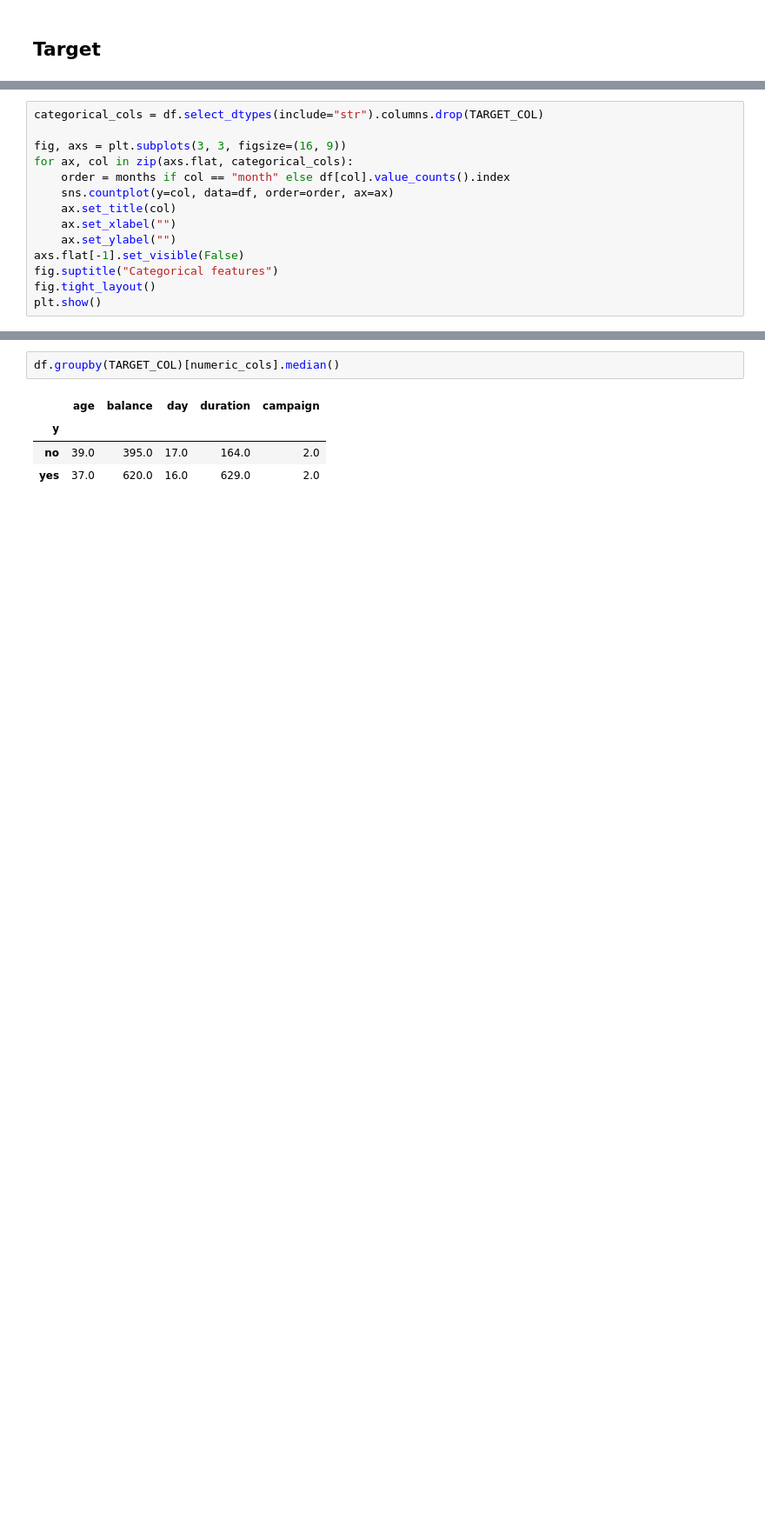
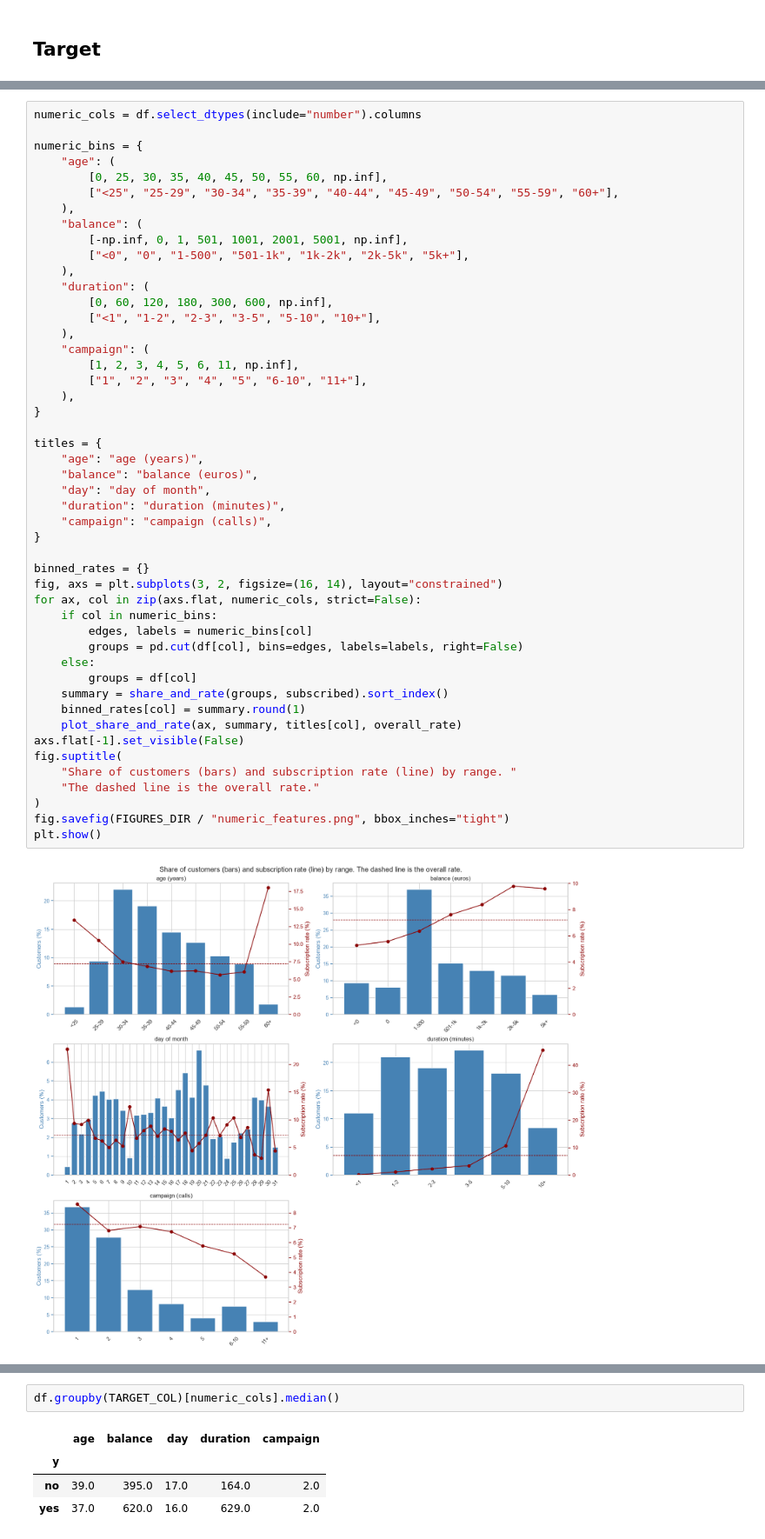
Before and after one commit to roshanbytes/term-deposit-subscription-prediction, a Jupyter notebook: notebooks/exploration/01_eda.ipynb, the cells around one changed output, grey strips where cells are left out. Shown at 87% size. Cells and saved outputs as stored; diff of their text form; blank space fills up the shorter version.

```diff
--- a/notebooks/exploration/01_eda.ipynb
+++ b/notebooks/exploration/01_eda.ipynb
@@ -302,14 +278,0 @@ Name: count, dtype: int64
-# %%
-categorical_cols = df.select_dtypes(include="str").columns.drop(TARGET_COL)
-
-fig, axs = plt.subplots(3, 3, figsize=(16, 9))
-for ax, col in zip(axs.flat, categorical_cols):
-    order = months if col == "month" else df[col].value_counts().index
-    sns.countplot(y=col, data=df, order=order, ax=ax)
-    ax.set_title(col)
-    ax.set_xlabel("")
-    ax.set_ylabel("")
-axs.flat[-1].set_visible(False)
-fig.suptitle("Categorical features")
-fig.tight_layout()
-plt.show()
@@ -347,0 +279,50 @@ plt.show()
+# %%
+numeric_cols = df.select_dtypes(include="number").columns
+
+numeric_bins = {
+    "age": (
+        [0, 25, 30, 35, 40, 45, 50, 55, 60, np.inf],
+        ["<25", "25-29", "30-34", "35-39", "40-44", "45-49", "50-54", "55-59", "60+"],
+    ),
+    "balance": (
+        [-np.inf, 0, 1, 501, 1001, 2001, 5001, np.inf],
+        ["<0", "0", "1-500", "501-1k", "1k-2k", "2k-5k", "5k+"],
+    ),
+    "duration": (
+        [0, 60, 120, 180, 300, 600, np.inf],
+        ["<1", "1-2", "2-3", "3-5", "5-10", "10+"],
+    ),
+    "campaign": (
+        [1, 2, 3, 4, 5, 6, 11, np.inf],
+        ["1", "2", "3", "4", "5", "6-10", "11+"],
+    ),
+}
+
+titles = {
+    "age": "age (years)",
+    "balance": "balance (euros)",
+    "day": "day of month",
+    "duration": "duration (minutes)",
+    "campaign": "campaign (calls)",
+}
+
+binned_rates = {}
+fig, axs = plt.subplots(3, 2, figsize=(16, 14), layout="constrained")
+for ax, col in zip(axs.flat, numeric_cols, strict=False):
+    if col in numeric_bins:
+        edges, labels = numeric_bins[col]
+        groups = pd.cut(df[col], bins=edges, labels=labels, right=False)
+    else:
+        groups = df[col]
+    summary = share_and_rate(groups, subscribed).sort_index()
+    binned_rates[col] = summary.round(1)
+    plot_share_and_rate(ax, summary, titles[col], overall_rate)
+axs.flat[-1].set_visible(False)
+fig.suptitle(
+    "Share of customers (bars) and subscription rate (line) by range. "
+    "The dashed line is the overall rate."
+)
+fig.savefig(FIGURES_DIR / "numeric_features.png", bbox_inches="tight")
+plt.show()
+# %% [output]
+[figure, added]
```
Also changed, not shown: parts of 64 cells of this notebook, 4 other files.
